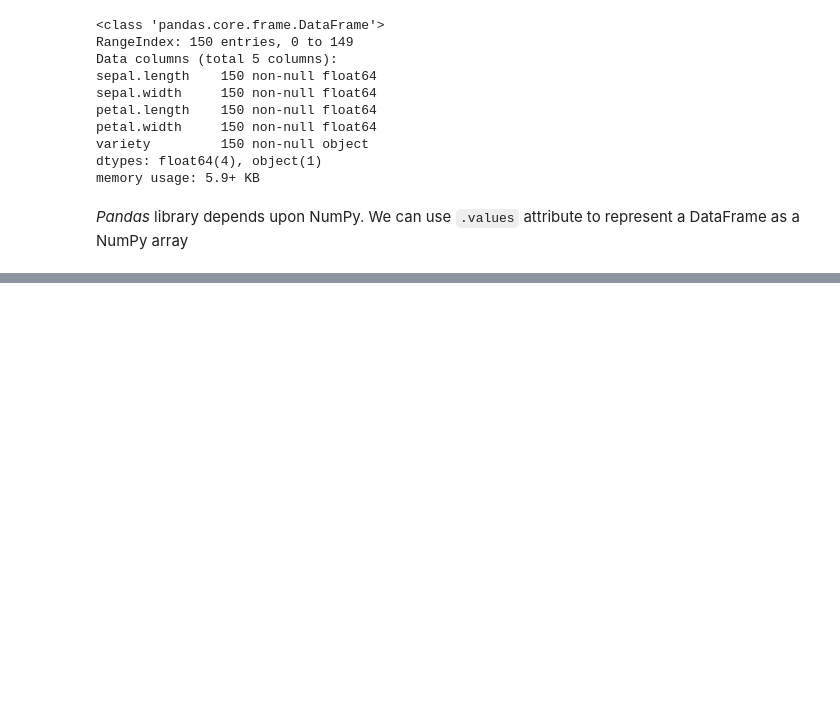
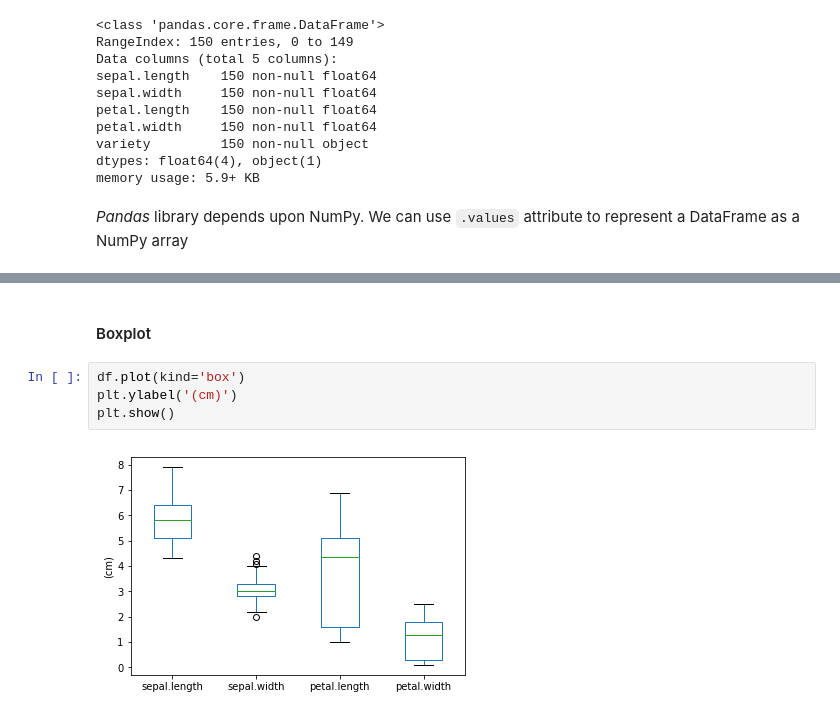
Before and after one commit to kaymal/python-teach, a Jupyter notebook: Python for Data Science/Data Analysis with Pandas.ipynb, the cells around one changed output, grey strips where cells are left out. Saved outputs shown, nothing was run; the diff lists cells and outputs as text; blank space fills up the shorter version.

```diff
--- a/Python for Data Science/Data Analysis with Pandas.ipynb
+++ b/Python for Data Science/Data Analysis with Pandas.ipynb
@@ -108,0 +198,8 @@ print(np_values[:5])
+# %% [markdown]
+#### Boxplot
+# %%
+df.plot(kind='box')
+plt.ylabel('(cm)')
+plt.show()
+# %% [output]
+[figure, added]
```
Also changed, not shown: parts of 30 cells of this notebook.
